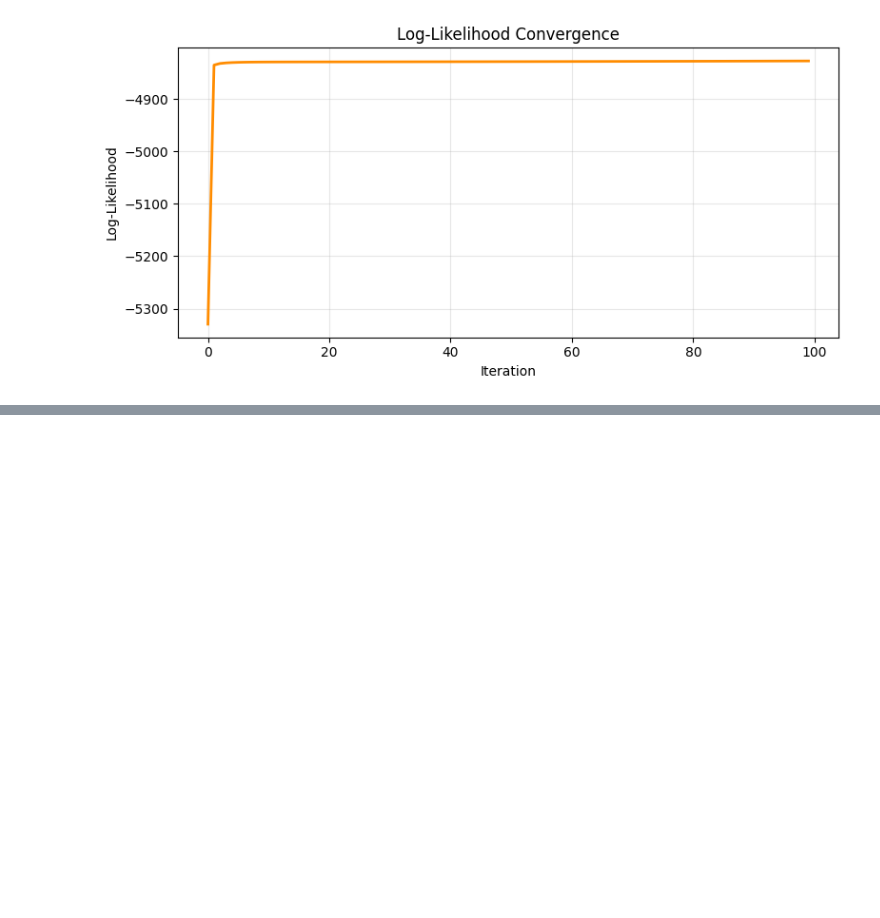
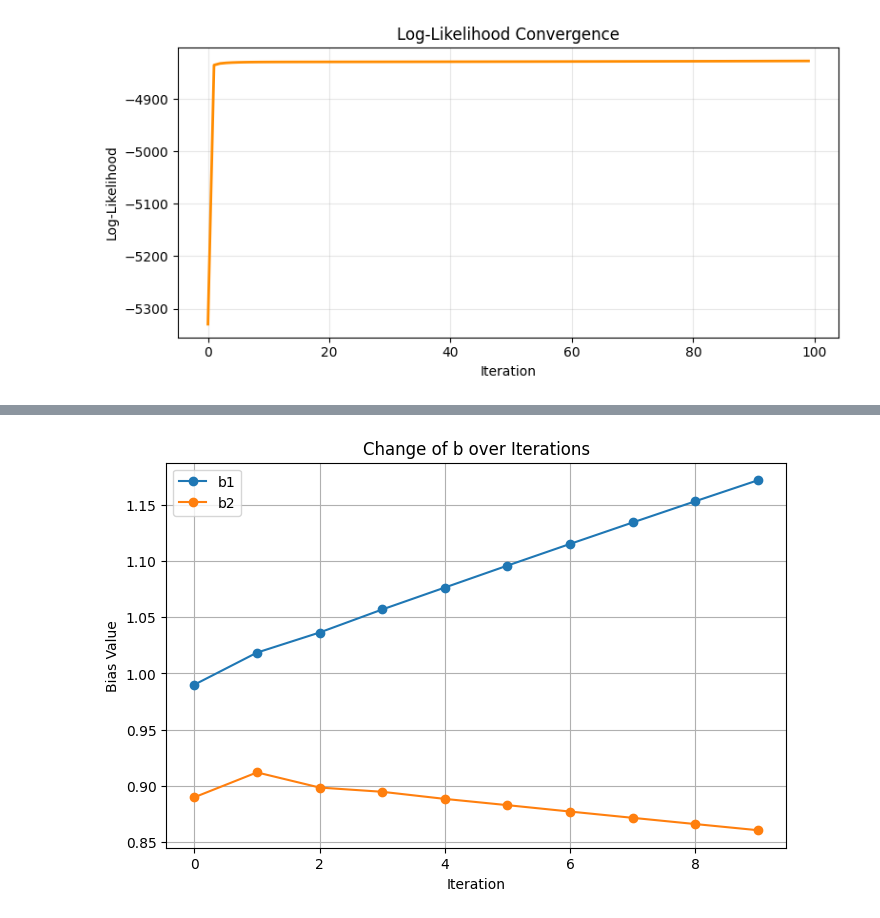
Before and after one commit to rachealA924/Formative3-Probability-Distributions-Assignment_Group22, a Jupyter notebook: Formative3_Probability_Distributions_Assignment_Group22.ipynb, the cells around one changed output, grey strips where cells are left out. Cells and saved outputs as stored; diff of their text form; code cells hidden in the pictures; blank space fills up the shorter version.

```diff
--- a/Formative3_Probability_Distributions_Assignment_Group22.ipynb
+++ b/Formative3_Probability_Distributions_Assignment_Group22.ipynb
@@ -225,0 +367,18 @@ plt.show()
+# %%
+b_history = np.array(b_history)
+
+plt.figure(figsize=(8,5))
+
+plt.plot(b_history[:,0], marker='o', label='b1')
+plt.plot(b_history[:,1], marker='o', label='b2')
+
+plt.xlabel("Iteration")
+plt.ylabel("Bias Value")
+plt.title("Change of b over Iterations")
+
+plt.grid(True)
+plt.legend()
+
+plt.show()
+# %% [output]
+[figure, added]
```
Also changed, not shown: parts of 14 cells of this notebook.
